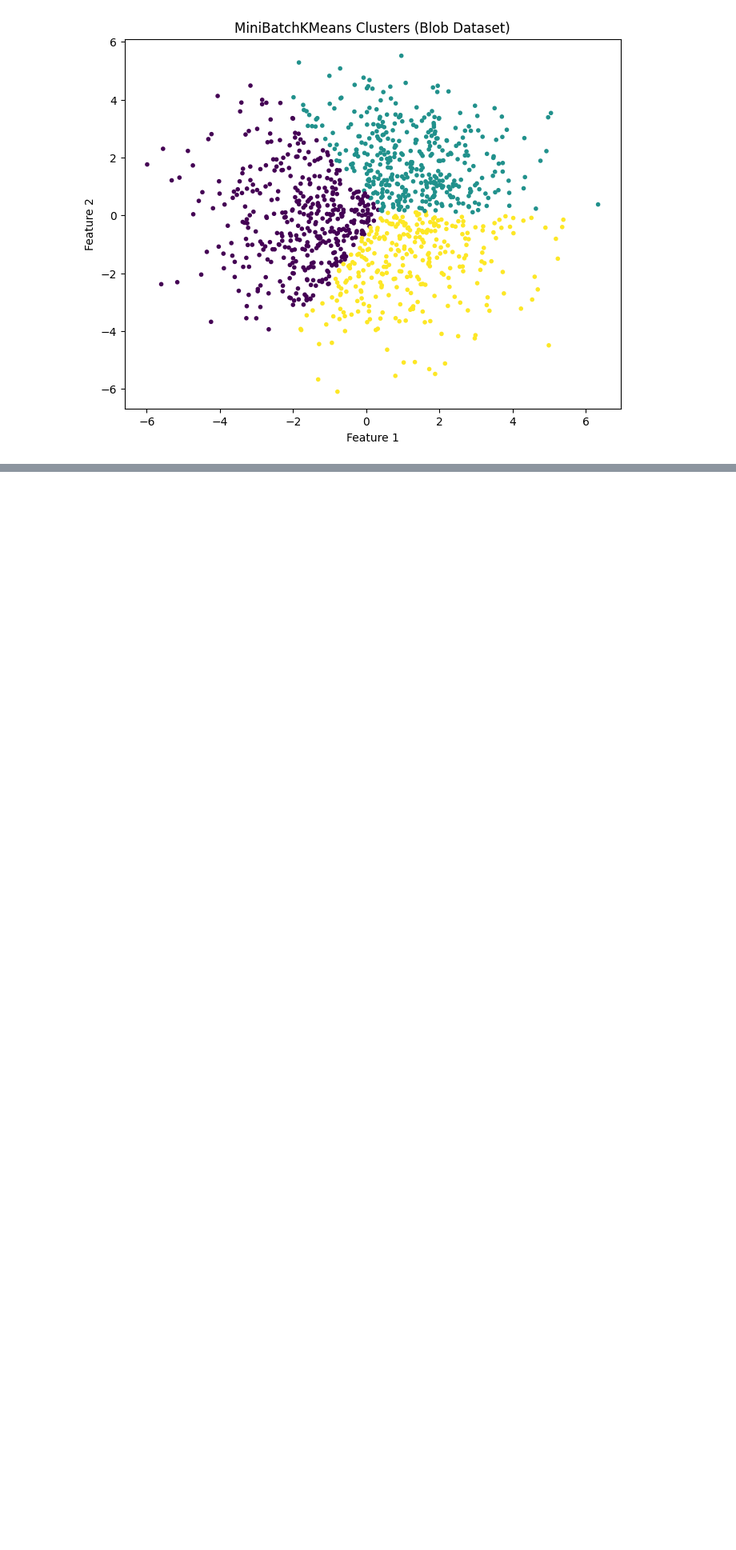
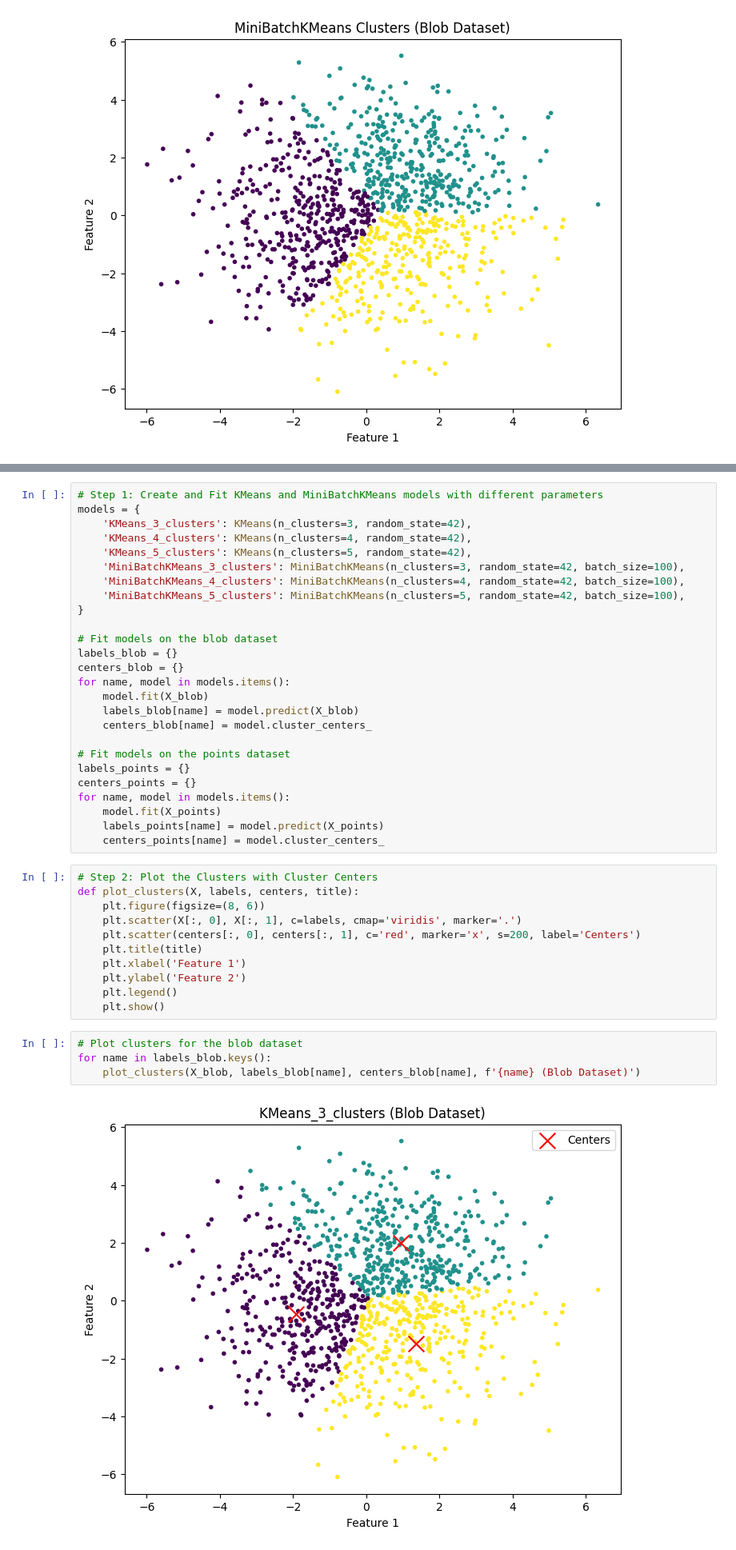
Before and after one commit to mcndoungerii/hw06, a Jupyter notebook: notebooks/cluster_k_means.ipynb, the cells around one changed output, grey strips where cells are left out. Shown at 80% size. Saved outputs shown, nothing was run; the diff lists cells and outputs as text; blank space fills up the shorter version.

```diff
--- a/notebooks/cluster_k_means.ipynb
+++ b/notebooks/cluster_k_means.ipynb
@@ -67,0 +72,43 @@ plot_clusters(X_points, minibatch_kmeans_points_labels, 'MiniBatchKMeans Cluster
+# %%
+# Step 1: Create and Fit KMeans and MiniBatchKMeans models with different parameters
+models = {
+    'KMeans_3_clusters': KMeans(n_clusters=3, random_state=42),
+    'KMeans_4_clusters': KMeans(n_clusters=4, random_state=42),
+    'KMeans_5_clusters': KMeans(n_clusters=5, random_state=42),
+    'MiniBatchKMeans_3_clusters': MiniBatchKMeans(n_clusters=3, random_state=42, batch_size=100),
+    'MiniBatchKMeans_4_clusters': MiniBatchKMeans(n_clusters=4, random_state=42, batch_size=100),
+    'MiniBatchKMeans_5_clusters': MiniBatchKMeans(n_clusters=5, random_state=42, batch_size=100),
+}
+
+# Fit models on the blob dataset
+labels_blob = {}
+centers_blob = {}
+for name, model in models.items():
+    model.fit(X_blob)
+    labels_blob[name] = model.predict(X_blob)
+    centers_blob[name] = model.cluster_centers_
+
+# Fit models on the points dataset
+labels_points = {}
+centers_points = {}
+for name, model in models.items():
+    model.fit(X_points)
+    labels_points[name] = model.predict(X_points)
+    centers_points[name] = model.cluster_centers_
+# %%
+# Step 2: Plot the Clusters with Cluster Centers
+def plot_clusters(X, labels, centers, title):
+    plt.figure(figsize=(8, 6))
+    plt.scatter(X[:, 0], X[:, 1], c=labels, cmap='viridis', marker='.')
+    plt.scatter(centers[:, 0], centers[:, 1], c='red', marker='x', s=200, label='Centers')
+    plt.title(title)
+    plt.xlabel('Feature 1')
+    plt.ylabel('Feature 2')
+    plt.legend()
+    plt.show()
+# %%
+# Plot clusters for the blob dataset
+for name in labels_blob.keys():
+    plot_clusters(X_blob, labels_blob[name], centers_blob[name], f'{name} (Blob Dataset)')
+# %% [output]
+[figure, added]
```
Also changed, not shown: parts of 5 cells of this notebook.
